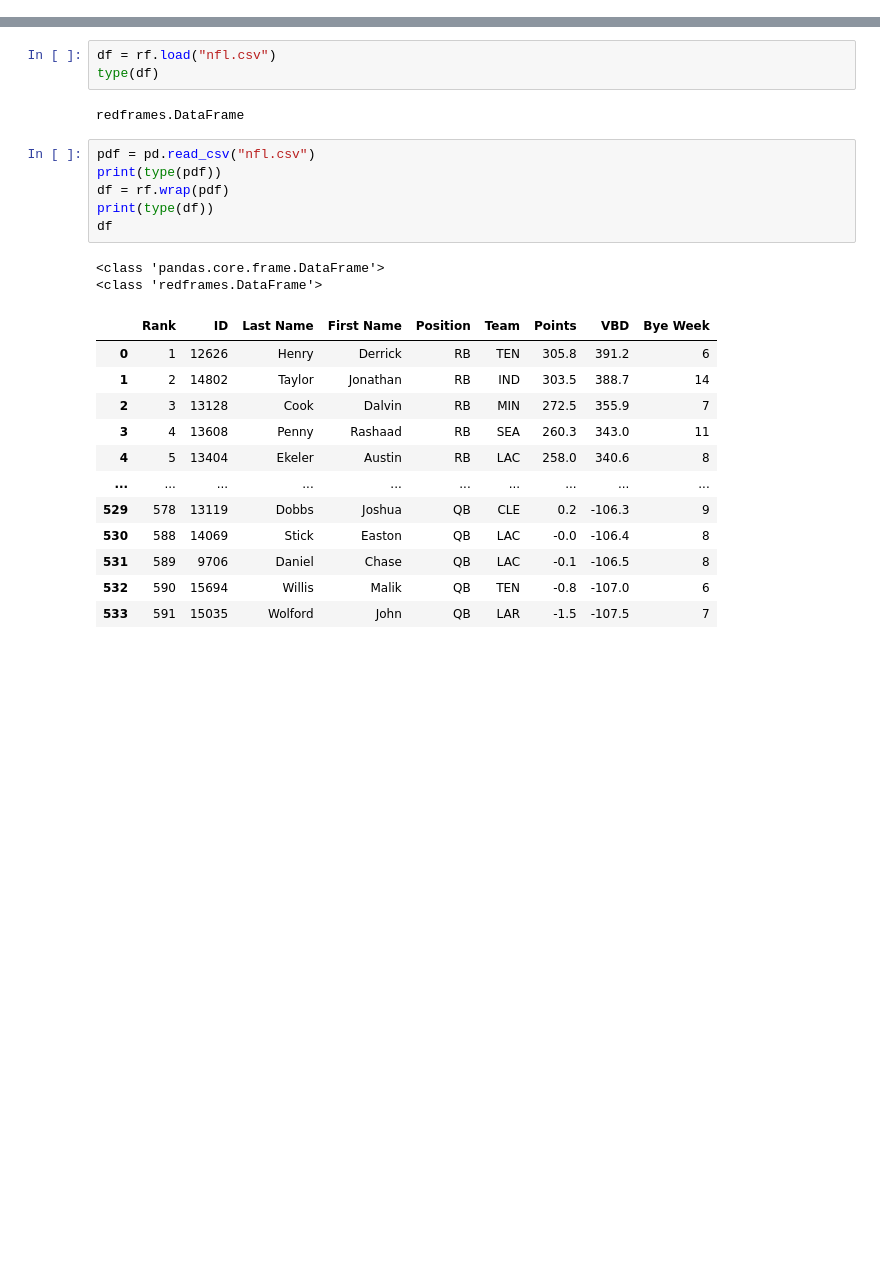
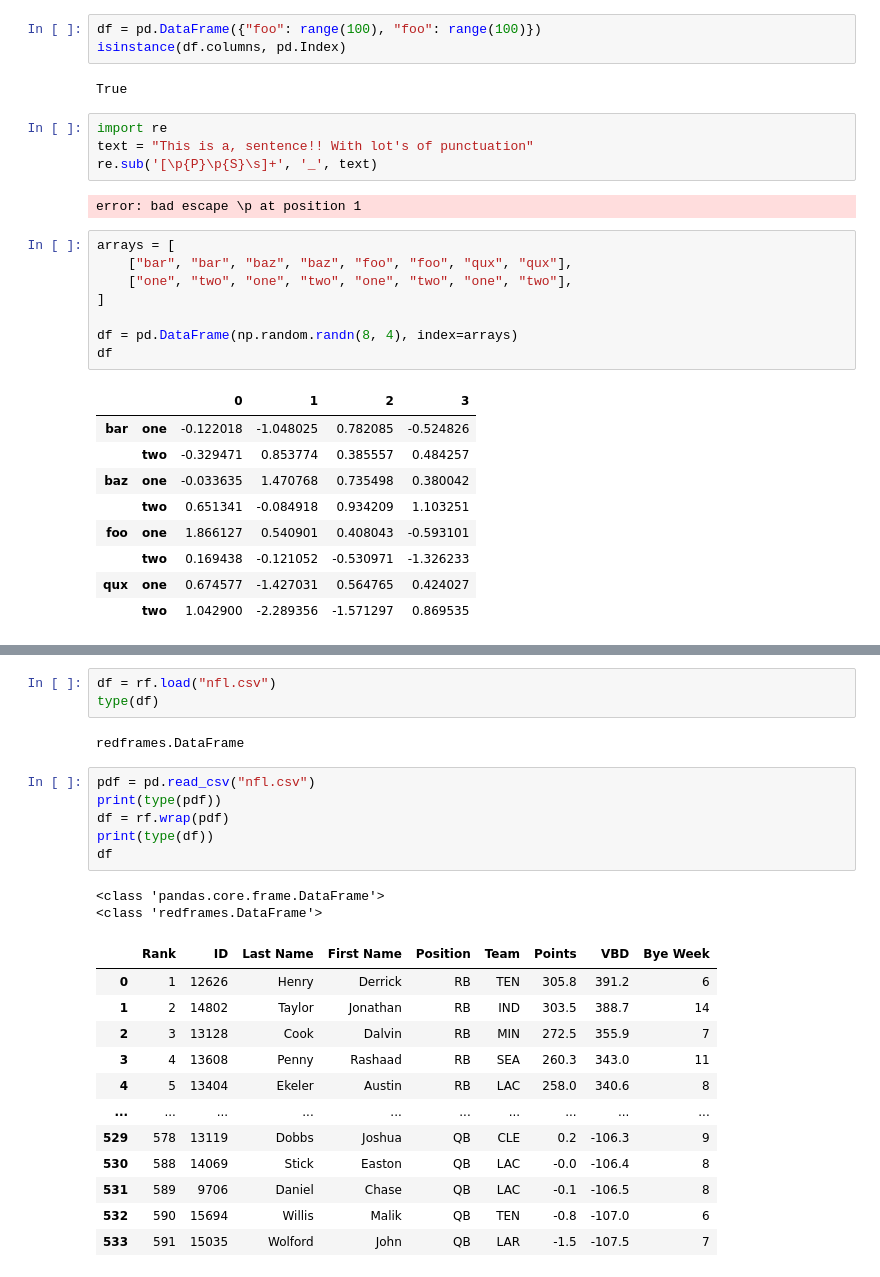
Before and after one commit to maxhumber/redframes, a Jupyter notebook: playground.ipynb, the cells around one changed output, grey strips where cells are left out. Saved outputs shown, nothing was run; the diff lists cells and outputs as text; blank space fills up the shorter version.

```diff
--- a/playground.ipynb
+++ b/playground.ipynb
@@ -3,0 +41,29 @@ import pandas as pd
+# %%
+df = pd.DataFrame({"foo": range(100), "foo": range(100)})
+isinstance(df.columns, pd.Index)
+# %% [output]
+True
+# %%
+import re
+text = "This is a, sentence!! With lot's of punctuation"
+re.sub('[\p{P}\p{S}\s]+', '_', text)
+# %% [output]
+error: bad escape \p at position 1
+# %%
+arrays = [
+    ["bar", "bar", "baz", "baz", "foo", "foo", "qux", "qux"],
+    ["one", "two", "one", "two", "one", "two", "one", "two"],
+]
+
+df = pd.DataFrame(np.random.randn(8, 4), index=arrays)
+df
+# %% [output]
+|  |  | 0 | 1 | 2 | 3 |
+| bar | one | -0.122018 | -1.048025 | 0.782085 | -0.524826 |
+|  | two | -0.329471 | 0.853774 | 0.385557 | 0.484257 |
+| baz | one | -0.033635 | 1.470768 | 0.735498 | 0.380042 |
+|  | two | 0.651341 | -0.084918 | 0.934209 | 1.103251 |
+| foo | one | 1.866127 | 0.540901 | 0.408043 | -0.593101 |
+|  | two | 0.169438 | -0.121052 | -0.530971 | -1.326233 |
+| qux | one | 0.674577 | -1.427031 | 0.564765 | 0.424027 |
+|  | two | 1.042900 | -2.289356 | -1.571297 | 0.869535 |
```
Also changed, not shown: parts of 9 cells of this notebook, 7 other files.
